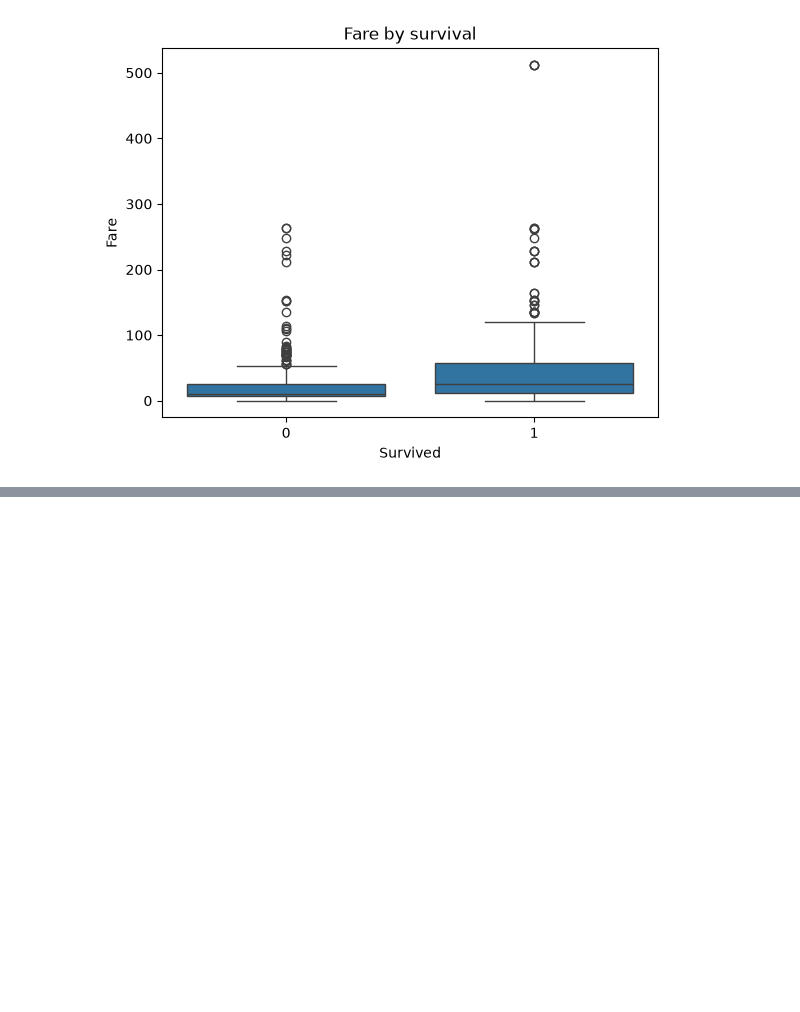
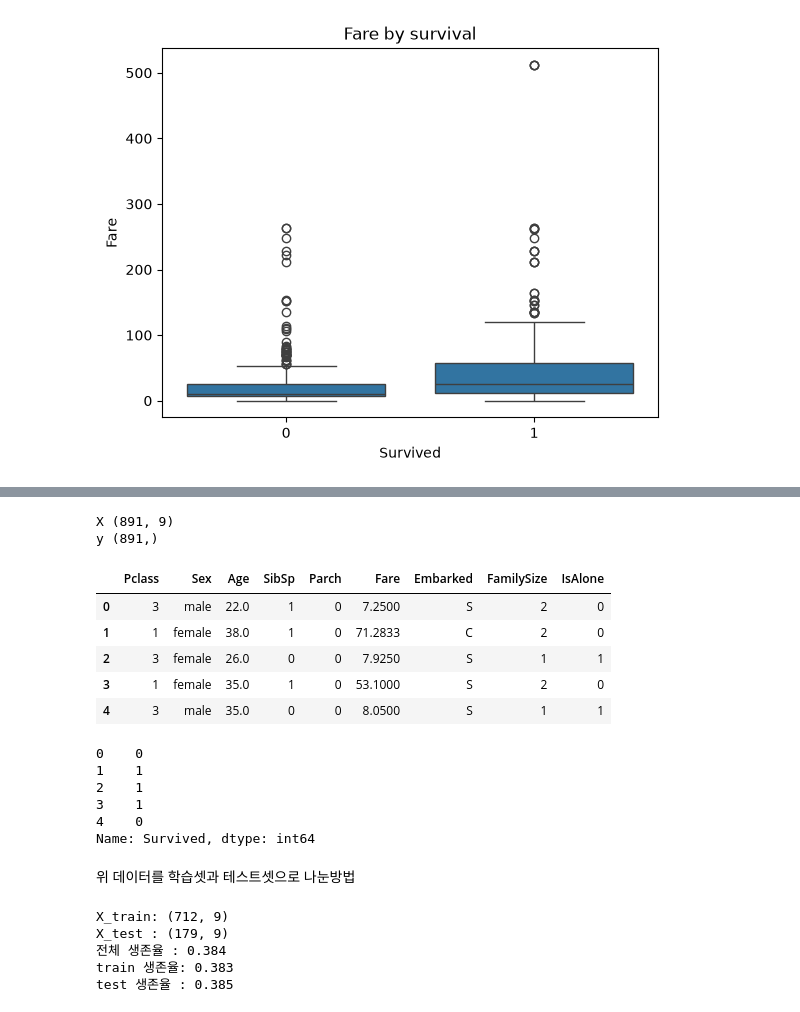
Before and after one commit to apll970502/llm-data-analysis-course, a Jupyter notebook: notebooks/titanic_ai_analysis.ipynb, the cells around one changed output, grey strips where cells are left out. Saved outputs shown, nothing was run; the diff lists cells and outputs as text; code cells hidden in the pictures; blank space fills up the shorter version.

```diff
--- a/notebooks/titanic_ai_analysis.ipynb
+++ b/notebooks/titanic_ai_analysis.ipynb
@@ -480,0 +690,24 @@ plt.show()
+# %%
+X = model_source[feature_columns].copy()
+y = model_source["Survived"].astype(int).copy()
+
+print("X", X.shape)
+print("y", y.shape)
+
+display(X.head())
+display(y.head())
+# %% [output]
+X (891, 9)
+y (891,)
+|  | Pclass | Sex | Age | SibSp | Parch | Fare | Embarked | FamilySize | IsAlone |
+| 0 | 3 | male | 22.0 | 1 | 0 | 7.2500 | S | 2 | 0 |
+| 1 | 1 | female | 38.0 | 1 | 0 | 71.2833 | C | 2 | 0 |
+| 2 | 3 | female | 26.0 | 0 | 0 | 7.9250 | S | 1 | 1 |
+| 3 | 1 | female | 35.0 | 1 | 0 | 53.1000 | S | 2 | 0 |
+| 4 | 3 | male | 35.0 | 0 | 0 | 8.0500 | S | 1 | 1 |
+0    0
+1    1
+2    1
+3    1
+4    0
+Name: Survived, dtype: int64
@@ -480,0 +723,27 @@ plt.show()
+# %% [markdown]
+위 데이터를 학습셋과 테스트셋으로 나눈방법
+# %%
+from sklearn.model_selection import train_test_split
+
+X = model_source[feature_columns]   # 입력 컬럼
+y = model_source["Survived"]        # 맞혀야 할 정답
+
+X_train, X_test, y_train, y_test = train_test_split(
+    X,
+    y,
+    test_size=0.2,      # 20%를 테스트용으로 뗀다
+    random_state=42,    # 실행할 때마다 같은 결과로 나뉘게 고정
+    stratify=y,         # 생존자 비율을 학습셋과 테스트셋에 똑같이 맞춘다
+)
+
+print("X_train:", X_train.shape)
+print("X_test :", X_test.shape)
+print("전체 생존율 :", round(y.mean(), 3))
+print("train 생존율:", round(y_train.mean(), 3))
+print("test 생존율 :", round(y_test.mean(), 3))
+# %% [output]
+X_train: (712, 9)
+X_test : (179, 9)
+전체 생존율 : 0.384
+train 생존율: 0.383
+test 생존율 : 0.385
```
Also changed, not shown: parts of 59 cells of this notebook, 20 other files.
